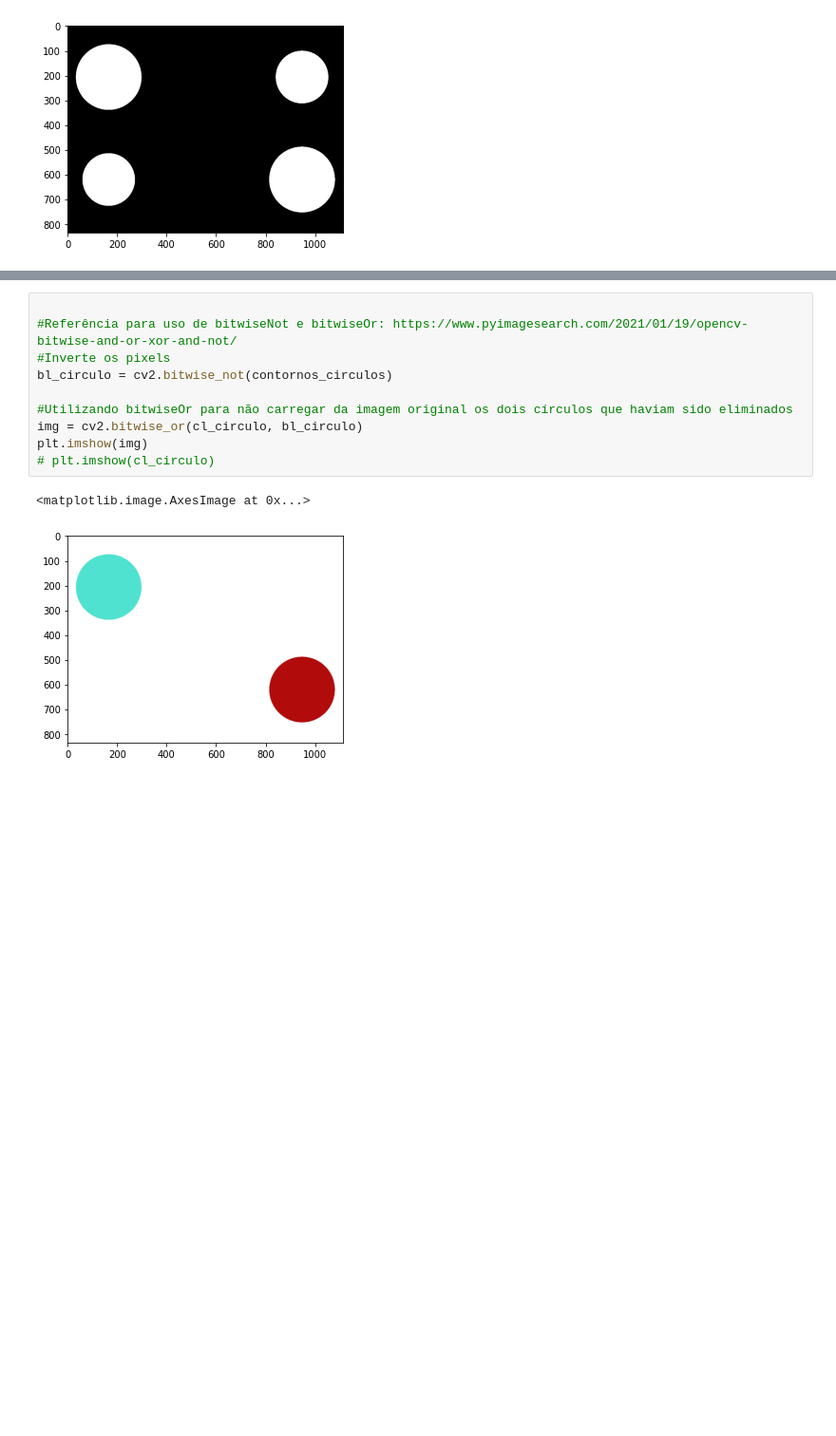
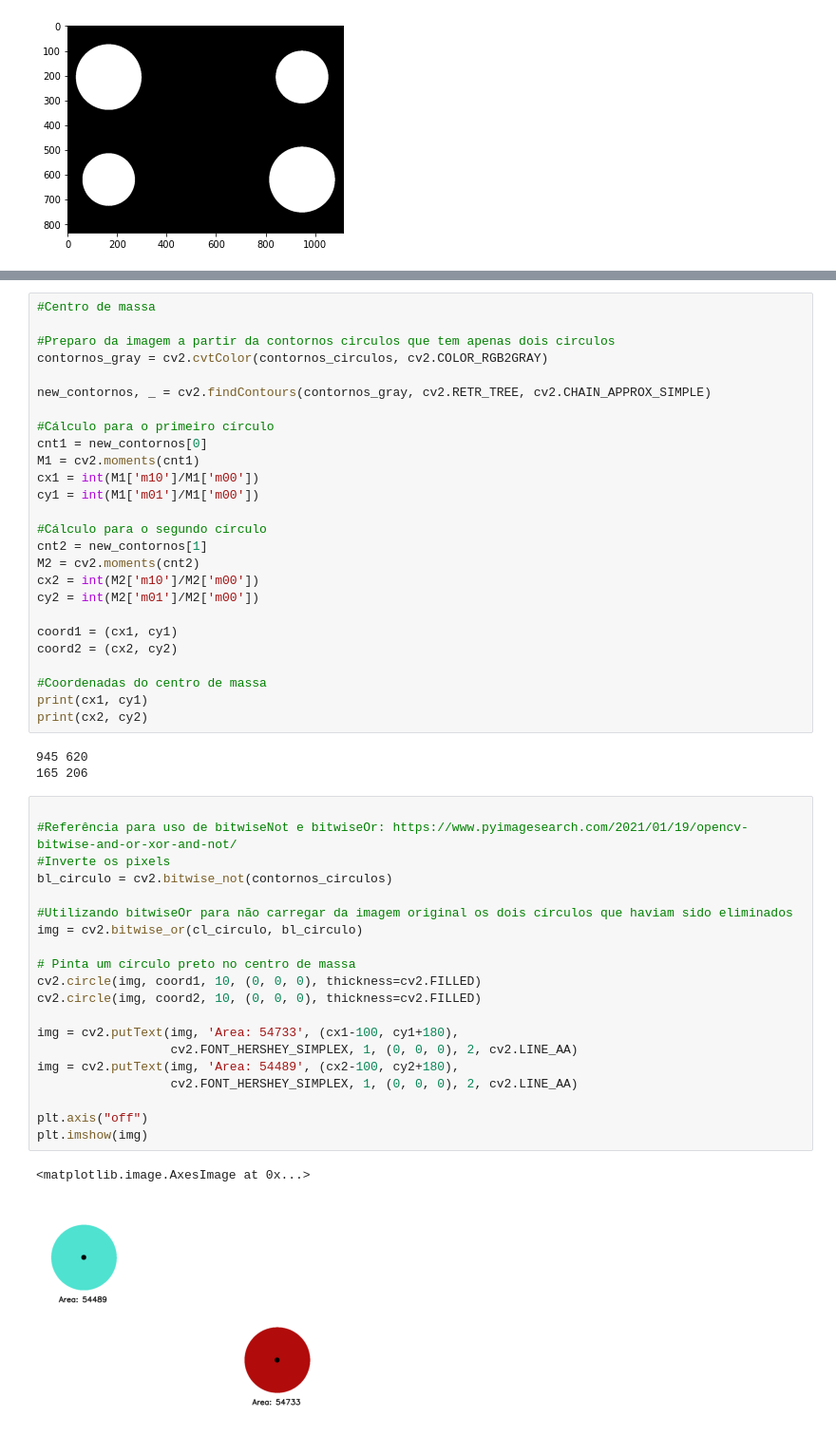
Before and after one commit to DanMelero/IoT-NAC5, a Jupyter notebook: Note.ipynb, the cells around one changed output, grey strips where cells are left out. Shown: that part at 95% size. Saved outputs shown, nothing was run; the diff lists cells and outputs as text; blank space fills up the shorter version.

```diff
--- a/Note.ipynb
+++ b/Note.ipynb
@@ -62,16 +72,55 @@ plt.imshow(contornos_circulos)
 # %% [output]
 <matplotlib.image.AxesImage at 0x...>
 [figure]
+# %%
+#Centro de massa
+
+#Preparo da imagem a partir da contornos circulos que tem apenas dois circulos
+contornos_gray = cv2.cvtColor(contornos_circulos, cv2.COLOR_RGB2GRAY)
+
+new_contornos, _ = cv2.findContours(contornos_gray, cv2.RETR_TREE, cv2.CHAIN_APPROX_SIMPLE)
+
+#Cálculo para o primeiro círculo
+cnt1 = new_contornos[0]
+M1 = cv2.moments(cnt1)
+cx1 = int(M1['m10']/M1['m00'])
+cy1 = int(M1['m01']/M1['m00'])
+
+#Cálculo para o segundo círculo
+cnt2 = new_contornos[1]
+M2 = cv2.moments(cnt2)
+cx2 = int(M2['m10']/M2['m00'])
+cy2 = int(M2['m01']/M2['m00'])
+
+coord1 = (cx1, cy1)
+coord2 = (cx2, cy2)
+
+#Coordenadas do centro de massa
+print(cx1, cy1)
+print(cx2, cy2)
+# %% [output]
+945 620
+165 206
 # %%
 
 #Referência para uso de bitwiseNot e bitwiseOr: https://www.pyimagesearch.com/2021/01/19/opencv-bitwise-and-or-xor-and-not/
 #Inverte os pixels
 bl_circulo = cv2.bitwise_not(contornos_circulos)
 
 #Utilizando bitwiseOr para não carregar da imagem original os dois círculos que haviam sido eliminados
 img = cv2.bitwise_or(cl_circulo, bl_circulo)
+
+# Pinta um círculo preto no centro de massa
+cv2.circle(img, coord1, 10, (0, 0, 0), thickness=cv2.FILLED)
+cv2.circle(img, coord2, 10, (0, 0, 0), thickness=cv2.FILLED)
+
+img = cv2.putText(img, 'Area: 54733', (cx1-100, cy1+180),
+                  cv2.FONT_HERSHEY_SIMPLEX, 1, (0, 0, 0), 2, cv2.LINE_AA)
+img = cv2.putText(img, 'Area: 54489', (cx2-100, cy2+180),
+                  cv2.FONT_HERSHEY_SIMPLEX, 1, (0, 0, 0), 2, cv2.LINE_AA)
+
+plt.axis("off")
 plt.imshow(img)
-# plt.imshow(cl_circulo)
 # %% [output]
 <matplotlib.image.AxesImage at 0x...>
-[figure, old version]
+[figure, new version]
```
Also changed, not shown: parts of 1 cell of this notebook.
